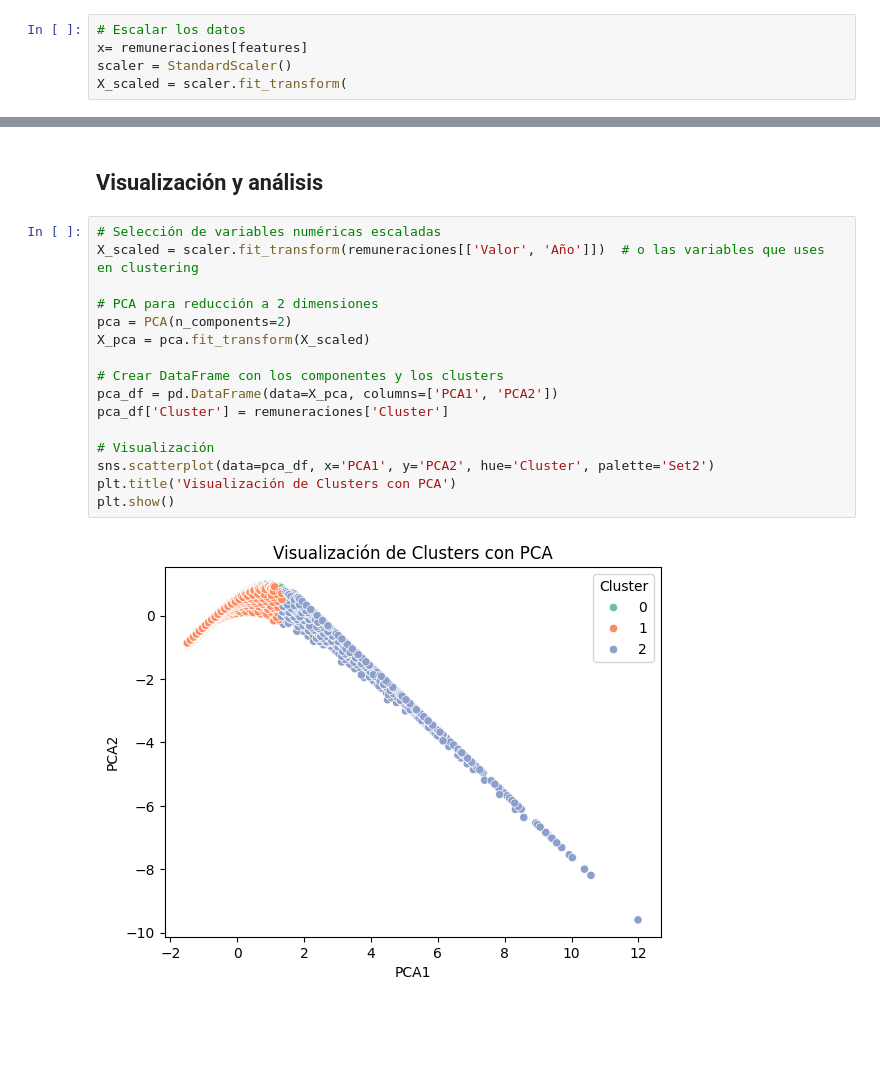
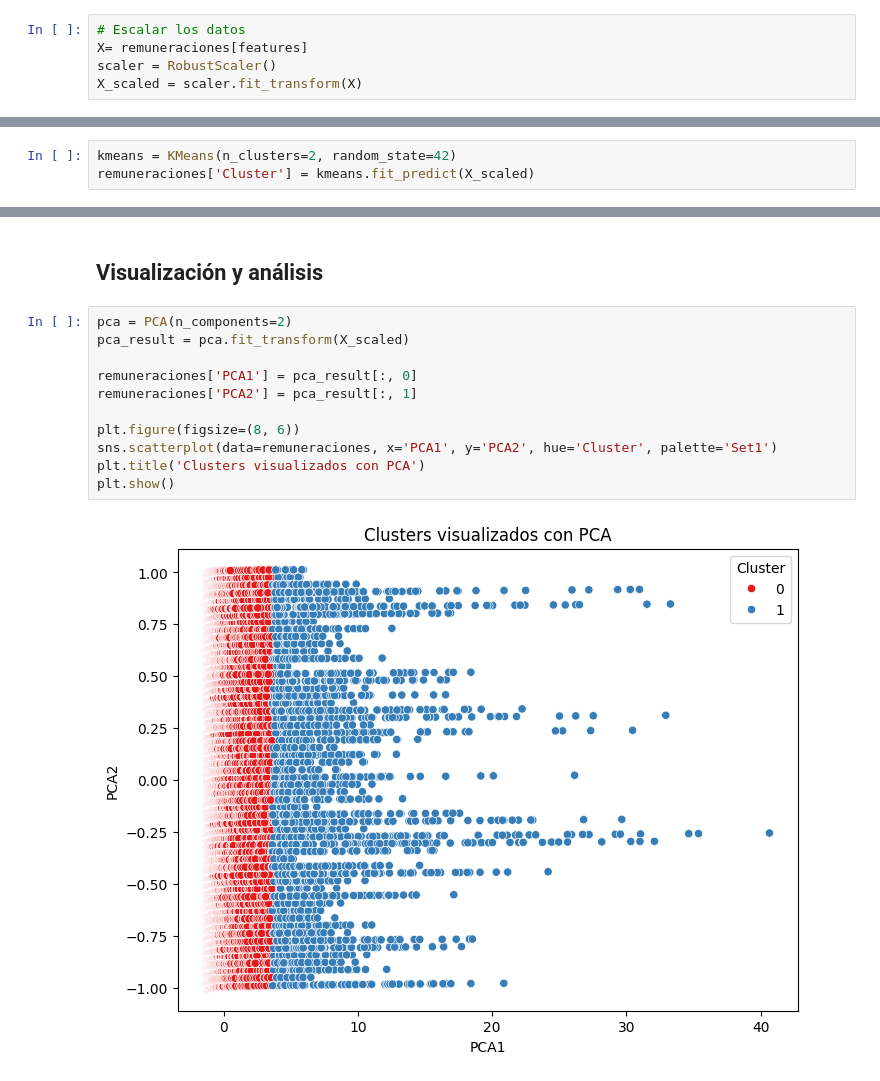
Before and after one commit to jorgelinasigal/datascience, a Jupyter notebook: proyectofinal/cuarta pre-entrega/remuneracion.ipynb, the cells around one changed output, grey strips where cells are left out. Saved outputs shown, nothing was run; the diff lists cells and outputs as text; blank space fills up the shorter version.

```diff
--- a/proyectofinal/cuarta pre-entrega/remuneracion.ipynb
+++ b/proyectofinal/cuarta pre-entrega/remuneracion.ipynb
@@ -181,6 +208,6 @@ remuneraciones['Industria'] = le.fit_transform(remuneraciones['Industria'])
 features = ['Valor', 'Año', 'Genero', 'Industria']
 # %%
 # Escalar los datos
-x= remuneraciones[features]
-scaler = StandardScaler()
-X_scaled = scaler.fit_transform(
+X= remuneraciones[features]
+scaler = RobustScaler()
+X_scaled = scaler.fit_transform(X)
@@ -224,3 +274,6 @@ remuneraciones['Cluster'] = kmeans.fit_predict(X_scaled)
+# %%
+kmeans = KMeans(n_clusters=2, random_state=42)
+remuneraciones['Cluster'] = kmeans.fit_predict(X_scaled)
 # %% [markdown]
 ##### Este gráfico de barras de género por cluster permite observar cómo se distribuye la variable género en cada grupo.
 # %%
@@ -250,20 +353,15 @@ plt.show()
 # %% [markdown]
 ## Visualización y análisis
 # %%
-# Selección de variables numéricas escaladas
-X_scaled = scaler.fit_transform(remuneraciones[['Valor', 'Año']])  # o las variables que uses en clustering
+pca = PCA(n_components=2)
+pca_result = pca.fit_transform(X_scaled)
 
-# PCA para reducción a 2 dimensiones
-pca = PCA(n_components=2)
-X_pca = pca.fit_transform(X_scaled)
+remuneraciones['PCA1'] = pca_result[:, 0]
+remuneraciones['PCA2'] = pca_result[:, 1]
 
-# Crear DataFrame con los componentes y los clusters
-pca_df = pd.DataFrame(data=X_pca, columns=['PCA1', 'PCA2'])
-pca_df['Cluster'] = remuneraciones['Cluster']
-
-# Visualización
-sns.scatterplot(data=pca_df, x='PCA1', y='PCA2', hue='Cluster', palette='Set2')
-plt.title('Visualización de Clusters con PCA')
+plt.figure(figsize=(8, 6))
+sns.scatterplot(data=remuneraciones, x='PCA1', y='PCA2', hue='Cluster', palette='Set1')
+plt.title('Clusters visualizados con PCA')
 plt.show()
 # %% [output]
-[figure, old version]
+[figure, new version]
```
Also changed, not shown: parts of 29 cells of this notebook.
